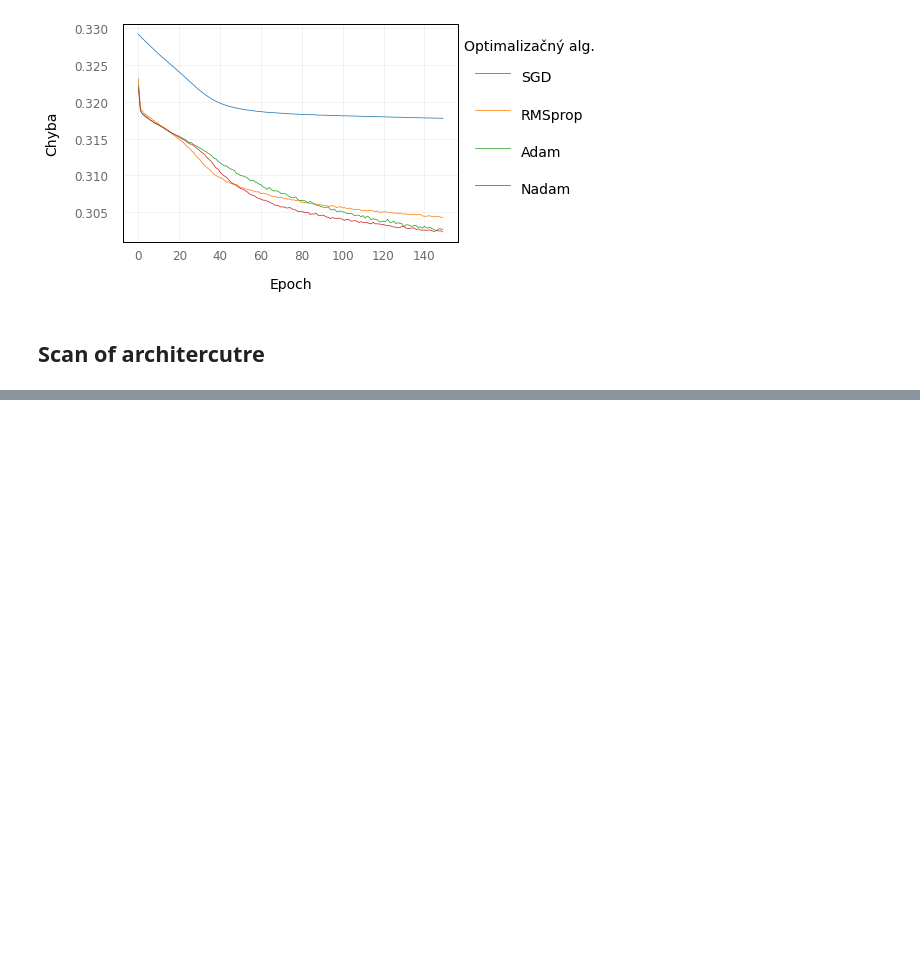
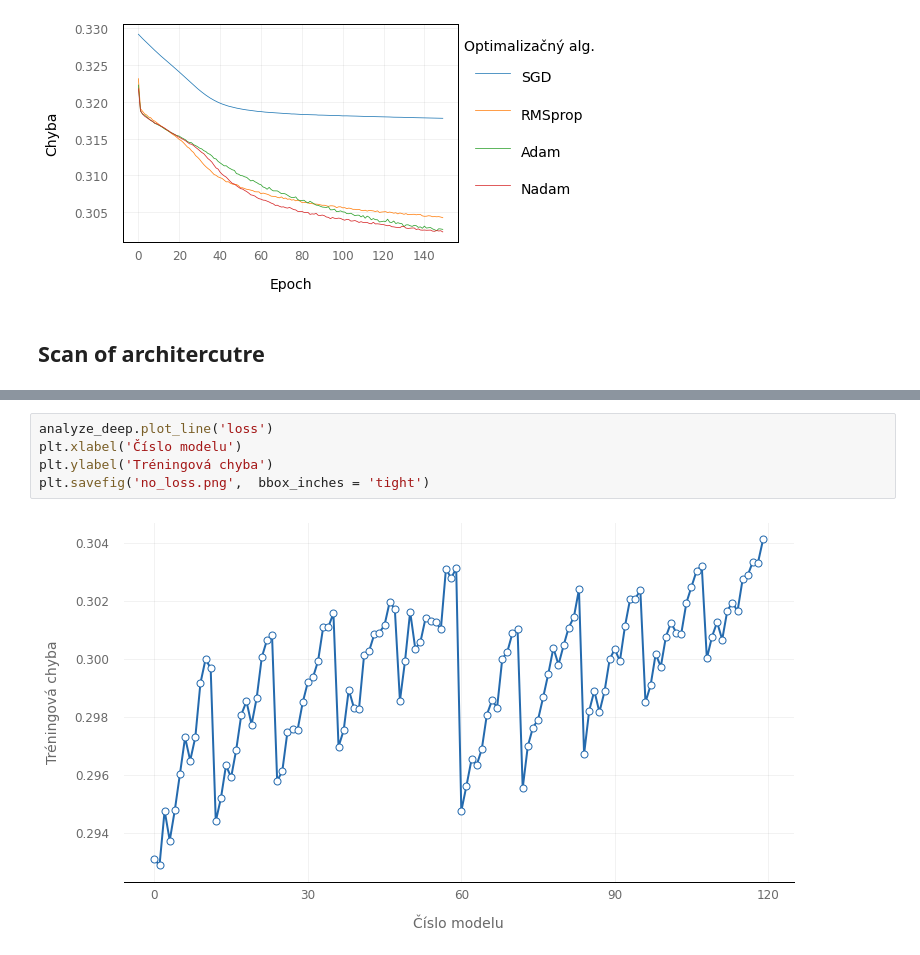
Before and after one commit to jademuun/car_insurance_MTPL, a Jupyter notebook: Neural_nets.ipynb, the cells around one changed output, grey strips where cells are left out. Cells and saved outputs as stored; diff of their text form; blank space fills up the shorter version.

```diff
--- a/Neural_nets.ipynb
+++ b/Neural_nets.ipynb
@@ -962,0 +772,7 @@ fig.savefig('batch_types.png')
+# %%
+analyze_deep.plot_line('loss')
+plt.xlabel('Číslo modelu')
+plt.ylabel('Tréningová chyba')
+plt.savefig('no_loss.png',  bbox_inches = 'tight')
+# %% [output]
+[figure, added]
```
Also changed, not shown: parts of 37 cells of this notebook.
